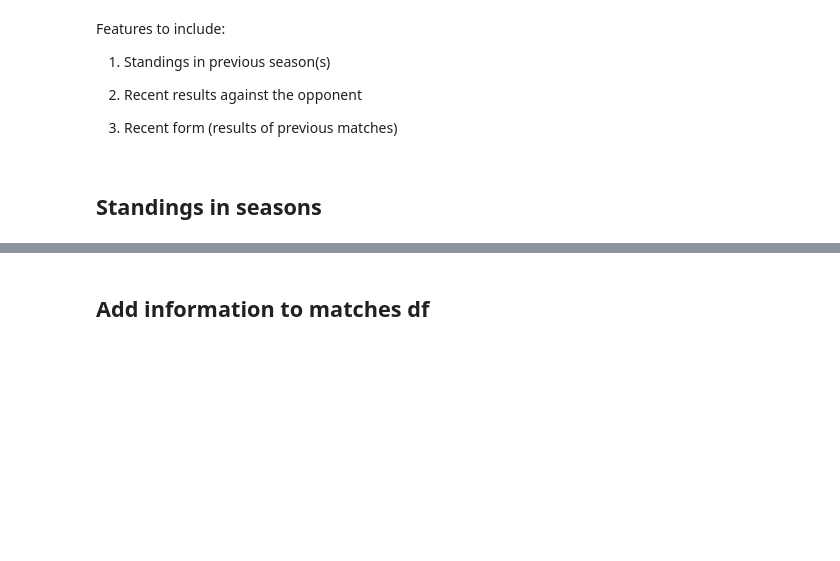
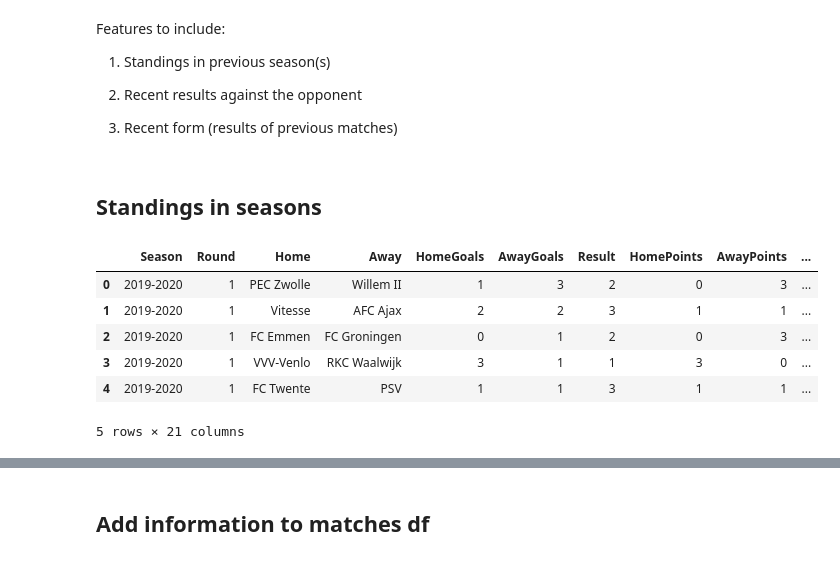
Before and after one commit to rmfaber/FootballPredictions, a Jupyter notebook: ProcessData.ipynb, the cells around one changed output, grey strips where cells are left out. Saved outputs shown, nothing was run; the diff lists cells and outputs as text; code cells hidden in the pictures; blank space fills up the shorter version.

```diff
--- a/ProcessData.ipynb
+++ b/ProcessData.ipynb
@@ -155,3 +104,13 @@ def get_standings(seasondf,seasonname):
     for index,row in standings.iterrows():
         standings_df.at[index,seasonname] = row['Final']
         points_df.at[index,seasonname] = row['Total']
+# %%
+test_season.head()
+# %% [output]
+|  | Season | Round | Home | Away | HomeGoals | AwayGoals | Result | HomePoints | AwayPoints | ... |
+| 0 | 2019-2020 | 1 | PEC Zwolle | Willem II | 1 | 3 | 2 | 0 | 3 | ... |
+| 1 | 2019-2020 | 1 | Vitesse | AFC Ajax | 2 | 2 | 3 | 1 | 1 | ... |
+| 2 | 2019-2020 | 1 | FC Emmen | FC Groningen | 0 | 1 | 2 | 0 | 3 | ... |
+| 3 | 2019-2020 | 1 | VVV-Venlo | RKC Waalwijk | 3 | 1 | 1 | 3 | 0 | ... |
+| 4 | 2019-2020 | 1 | FC Twente | PSV | 1 | 1 | 3 | 1 | 1 | ... |
+5 rows × 21 columns
```
Also changed, not shown: parts of 21 cells of this notebook.
